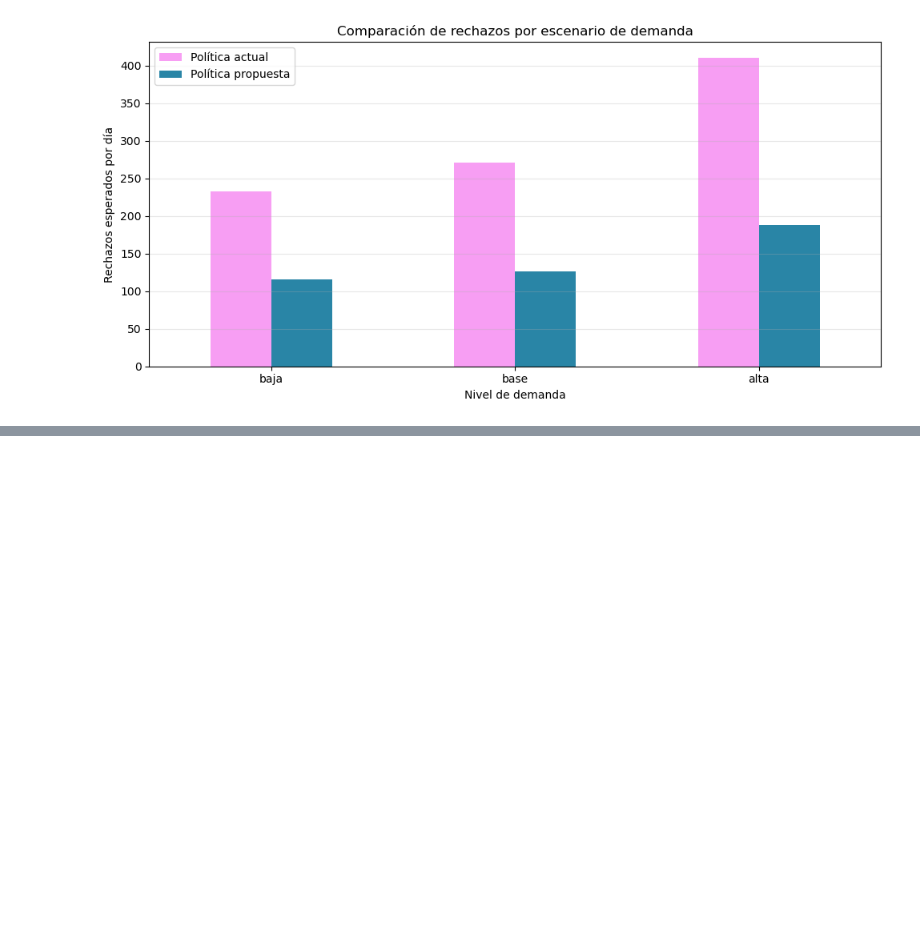
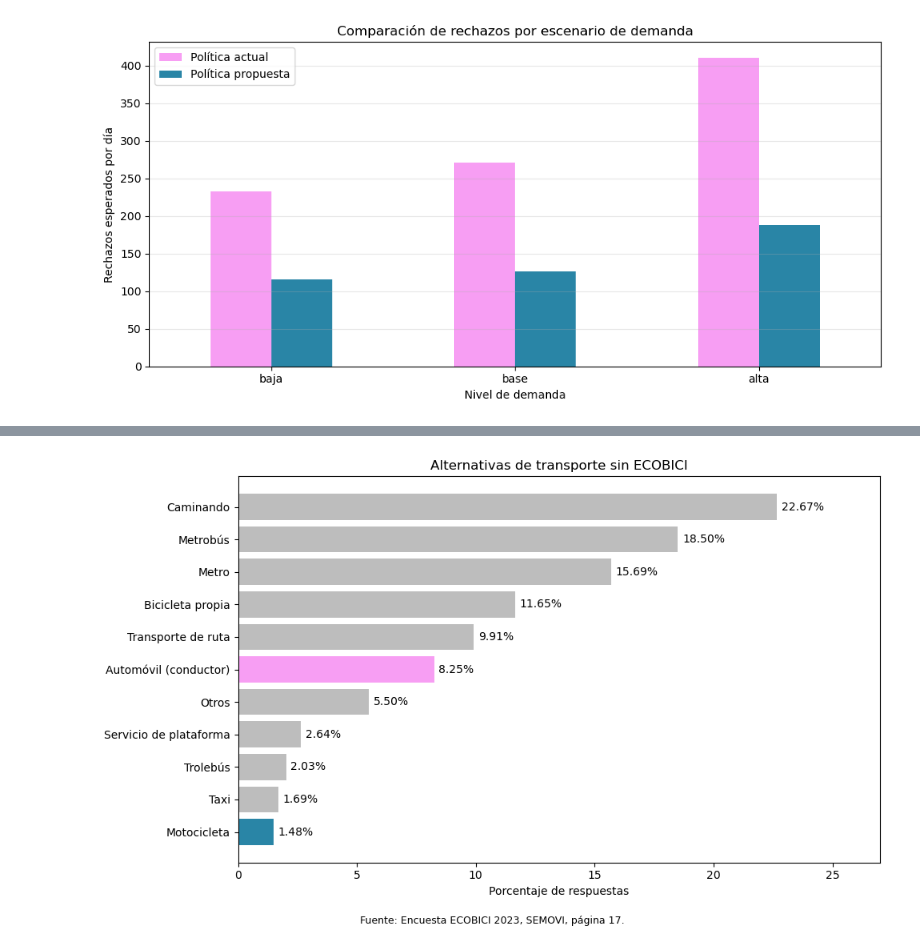
Before and after one commit to roquemorales22u/ECOBICI---STOCHASTIC---OPTIMIZATION, a Jupyter notebook: impacto_ambiental.ipynb, the cells around one changed output, grey strips where cells are left out. Drawn from its saved outputs; the diff is of its cells as text; code cells hidden in the pictures; blank space fills up the shorter version.

```diff
--- a/impacto_ambiental.ipynb
+++ b/impacto_ambiental.ipynb
@@ -326,0 +625,55 @@ plt.show()
+# %%
+encuesta_movilidad = pd.DataFrame({
+    "Medio de transporte": [
+        "Caminando",
+        "Metrobús",
+        "Metro",
+        "Bicicleta propia",
+        "Transporte de ruta",
+        "Automóvil (conductor)",
+        "Otros",
+        "Servicio de plataforma",
+        "Trolebús",
+        "Taxi",
+        "Motocicleta"
+    ],
+    "Porcentaje": [
+        22.67, 18.50, 15.69, 11.65,
+        9.91, 8.25, 5.50, 2.64,
+        2.03, 1.69, 1.48
+    ]
+})
+
+colores = [
+    "#F79EF3" if medio == "Automóvil (conductor)"
+    else "#2985a6" if medio == "Motocicleta"
+    else "#bdbdbd"
+    for medio in encuesta_movilidad["Medio de transporte"]
+]
+
+plt.figure(figsize=(10, 6))
+
+barras = plt.barh(
+    encuesta_movilidad["Medio de transporte"],
+    encuesta_movilidad["Porcentaje"],
+    color=colores
+)
+
+plt.gca().invert_yaxis()
+plt.bar_label(barras, fmt="%.2f%%", padding=4)
+
+plt.title("Alternativas de transporte sin ECOBICI")
+plt.xlabel("Porcentaje de respuestas")
+plt.xlim(0, 27)
+
+plt.figtext(
+    0.5, 0.01,
+    "Fuente: Encuesta ECOBICI 2023, SEMOVI, página 17.",
+    ha="center",
+    fontsize=9
+)
+
+plt.tight_layout(rect=[0, 0.04, 1, 1])
+plt.show()
+# %% [output]
+[figure, added]
```
Also changed, not shown: parts of 12 cells of this notebook, 1 other file.
